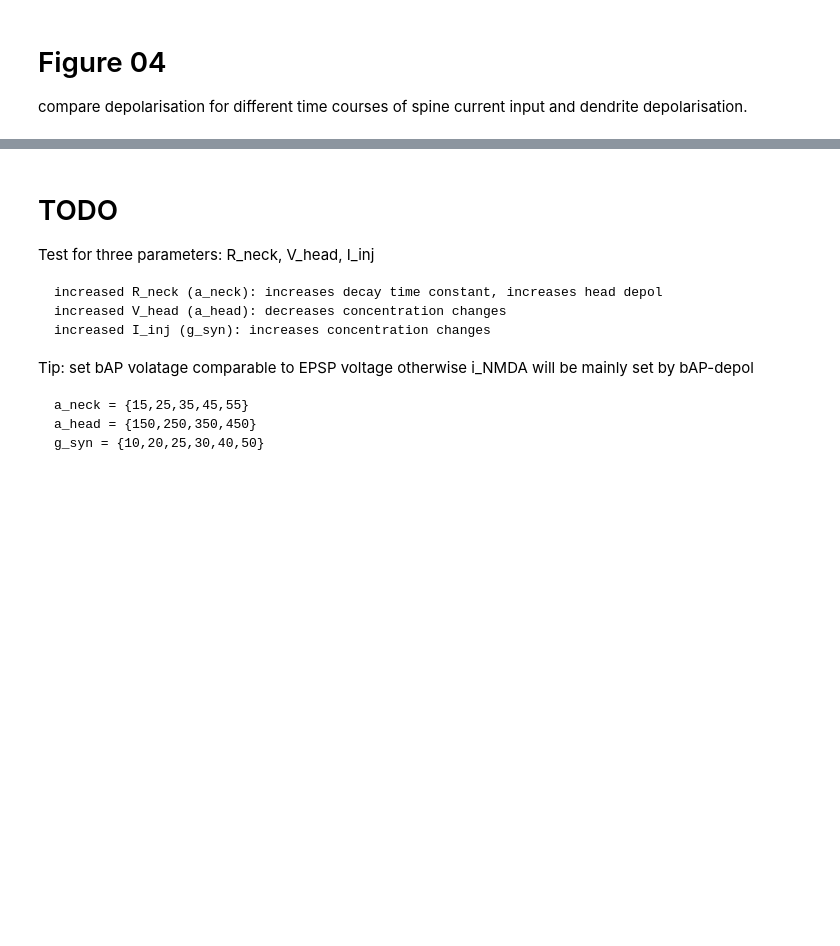
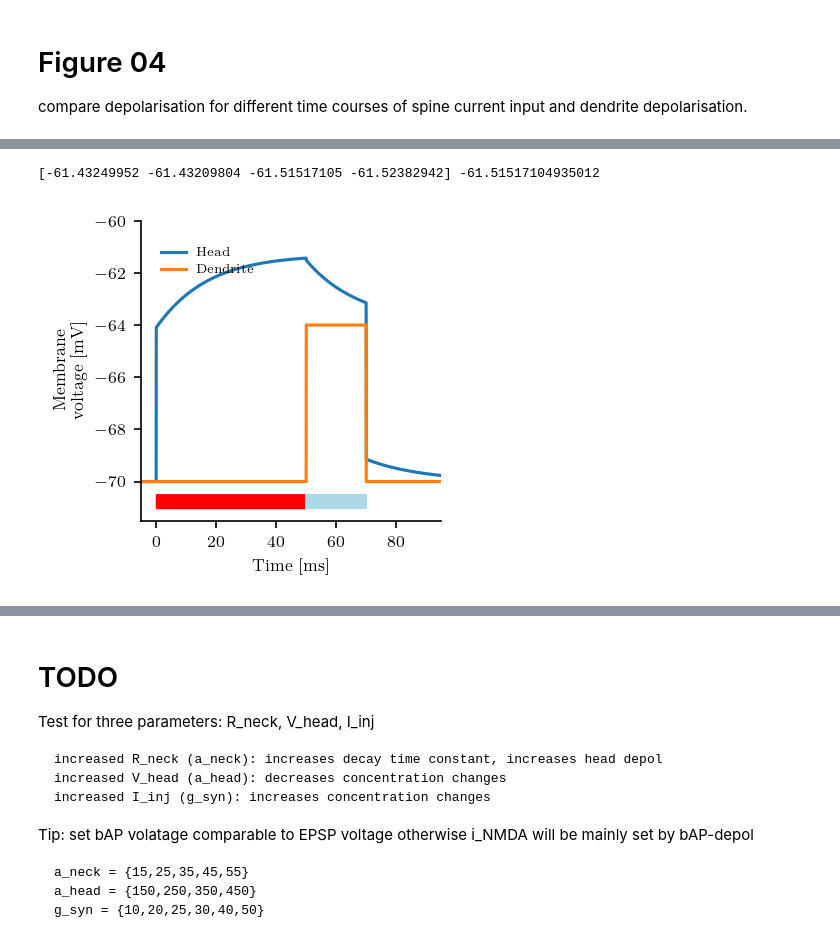
Before and after one commit to feblmu/Eberhardt2024Ion-concentration, a Jupyter notebook: notebooks/Figure04.ipynb, the cells around one changed output, grey strips where cells are left out. Saved outputs shown, nothing was run; the diff lists cells and outputs as text; code cells hidden in the pictures; blank space fills up the shorter version.

```diff
--- a/notebooks/Figure04.ipynb
+++ b/notebooks/Figure04.ipynb
@@ -190,0 +271,74 @@ phi_T * np.log((D_Na*10+D_K*140)/(D_Na*100+D_K*50))
+# %%
+def ax_bAPfollows_comic(fig, pos):
+
+    _id = 'experiment_8'
+    z_i = 1
+
+    (
+    x,
+    a,
+    t,
+    phi,
+    c_Na,
+    c_K,
+    c_Cl,
+    param_set,
+    params,
+    dx,
+    dt,
+    r_Na,
+    R_Na,
+    g_Na_ij,
+    r_K,
+    R_K,
+    g_K_ij,
+    r_Cl,
+    R_Cl,
+    g_Cl_ij,
+    r_e,
+    R_e,
+    g_ij,
+    i_c_Na,
+    i_c_K,
+    i_c_Cl,
+    i_e_Na,
+    i_e_K,
+    i_e_Cl,
+    i_e,
+    i_c,
+    i_total,
+    ) = plot.get_results_summary(_id)
+
+    t = t*1.e3-5
+    phi_head = phi[:,1] * 1.e3
+    phi_dend = phi[:,-1] * 1.e3
+
+    ax = fig.add_axes(pos)
+    ax.plot(t,phi_head, label='Head ')
+
+    input_time = np.nonzero( np.logical_and(t>0, t<50) )[0]
+    ax.fill_between(t[input_time], np.zeros(np.size(input_time))-70.5, np.zeros(np.size(input_time))-71, zorder=-1, color='red',)# label='Synaptic\ninput')
+
+    ax.plot(t,phi_dend, label='Dendrite')
+    input_time = np.nonzero( np.logical_and(t>50, t<70) )[0]
+    ax.fill_between(t[input_time], np.zeros(np.size(input_time))-70.5, np.zeros(np.size(input_time))-71, zorder=-1, color='lightblue',)# label='Dendritic\nDepol.')
+    ax.legend(ncol=1, fontsize=6, frameon=False,loc=(0.05, 0.8))
+
+    #ax.plot(t[1100],[phi_head[1100]],'kx', ms=5)
+
+    ax.set_xlabel('Time [ms]', fontsize=8)
+    ax.set_ylabel('Membrane \n voltage [mV]', fontsize=8)
+    ax.tick_params(labelsize=8)
+    ax.spines['top'].set_visible(False)
+    ax.spines['right'].set_visible(False)
+    ax.set_xlim((-5,95))
+    ax.set_ylim((-71.5,-60))
+
+    print(phi_head[1099:1103], phi_head[1101])
+
+fig = plt.figure(dpi=150, figsize=(2,2))
+ax_bAPfollows_comic(fig, pos=[0,0,1,1])
+plt.show()
+# %% [output]
+[-61.43249952 -61.43209804 -61.51517105 -61.52382942] -61.51517104935012
+[figure, added]
```
Also changed, not shown: parts of 18 cells of this notebook, 8 other files.
